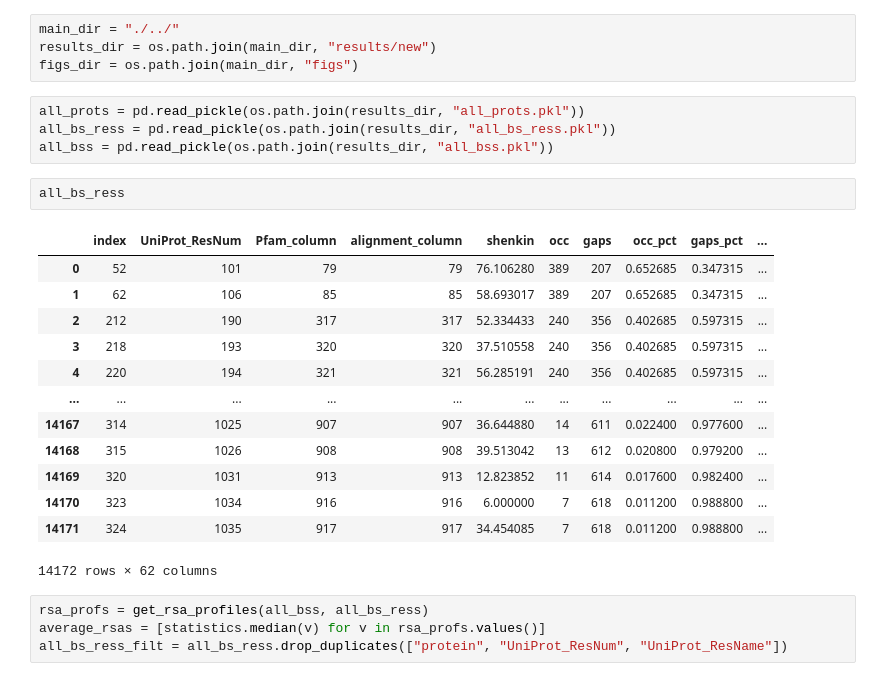
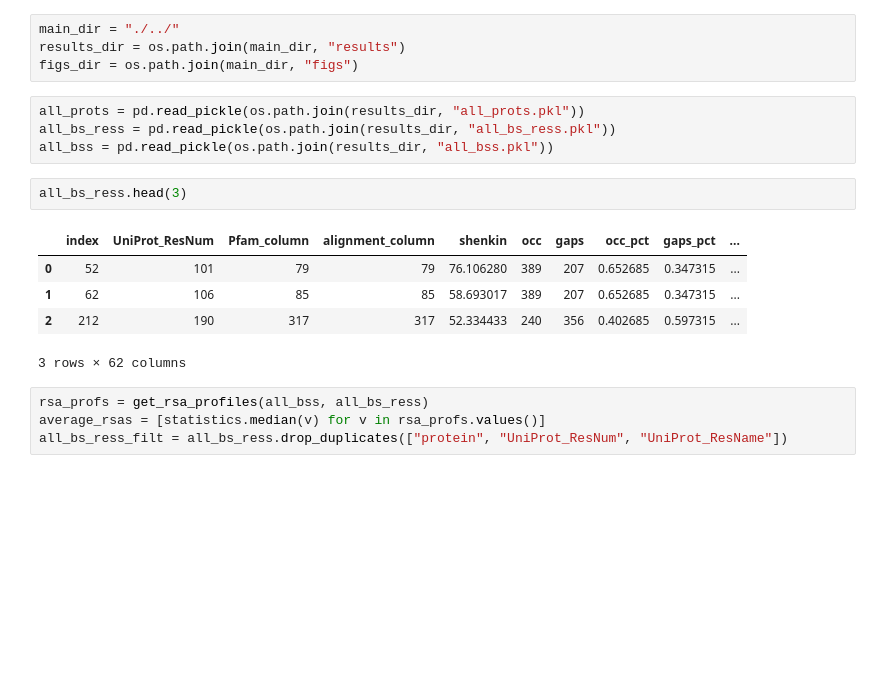
Before and after one commit to bartongroup/FRAGSYS, a Jupyter notebook: analysis/3_fragsys_BS_feats_corrs.ipynb, the cells around one changed output. Cells and saved outputs as stored; diff of their text form; blank space fills up the shorter version.

```diff
--- a/analysis/3_fragsys_BS_feats_corrs.ipynb
+++ b/analysis/3_fragsys_BS_feats_corrs.ipynb
@@ -8,28 +8,20 @@ In this notebook we explore correlations between RSA, Shenkin, and Missense enri
 from fragsys_analysis import *
 # %%
 main_dir = "./../"
-results_dir = os.path.join(main_dir, "results/new")
+results_dir = os.path.join(main_dir, "results")
 figs_dir = os.path.join(main_dir, "figs")
 # %%
 all_prots = pd.read_pickle(os.path.join(results_dir, "all_prots.pkl"))
 all_bs_ress = pd.read_pickle(os.path.join(results_dir, "all_bs_ress.pkl"))
 all_bss = pd.read_pickle(os.path.join(results_dir, "all_bss.pkl"))
 # %%
-all_bs_ress
+all_bs_ress.head(3)
 # %% [output]
 |  | index | UniProt_ResNum | Pfam_column | alignment_column | shenkin | occ | gaps | occ_pct | gaps_pct | ... |
 | 0 | 52 | 101 | 79 | 79 | 76.106280 | 389 | 207 | 0.652685 | 0.347315 | ... |
 | 1 | 62 | 106 | 85 | 85 | 58.693017 | 389 | 207 | 0.652685 | 0.347315 | ... |
 | 2 | 212 | 190 | 317 | 317 | 52.334433 | 240 | 356 | 0.402685 | 0.597315 | ... |
-| 3 | 218 | 193 | 320 | 320 | 37.510558 | 240 | 356 | 0.402685 | 0.597315 | ... |
-| 4 | 220 | 194 | 321 | 321 | 56.285191 | 240 | 356 | 0.402685 | 0.597315 | ... |
-| ... | ... | ... | ... | ... | ... | ... | ... | ... | ... | ... |
-| 14167 | 314 | 1025 | 907 | 907 | 36.644880 | 14 | 611 | 0.022400 | 0.977600 | ... |
-| 14168 | 315 | 1026 | 908 | 908 | 39.513042 | 13 | 612 | 0.020800 | 0.979200 | ... |
-| 14169 | 320 | 1031 | 913 | 913 | 12.823852 | 11 | 614 | 0.017600 | 0.982400 | ... |
-| 14170 | 323 | 1034 | 916 | 916 | 6.000000 | 7 | 618 | 0.011200 | 0.988800 | ... |
-| 14171 | 324 | 1035 | 917 | 917 | 34.454085 | 7 | 618 | 0.011200 | 0.988800 | ... |
-14172 rows × 62 columns
+3 rows × 62 columns
 # %%
 rsa_profs = get_rsa_profiles(all_bss, all_bs_ress)
 average_rsas = [statistics.median(v) for v in rsa_profs.values()]
```
Also changed, not shown: parts of 3 cells of this notebook, 4 other files.
